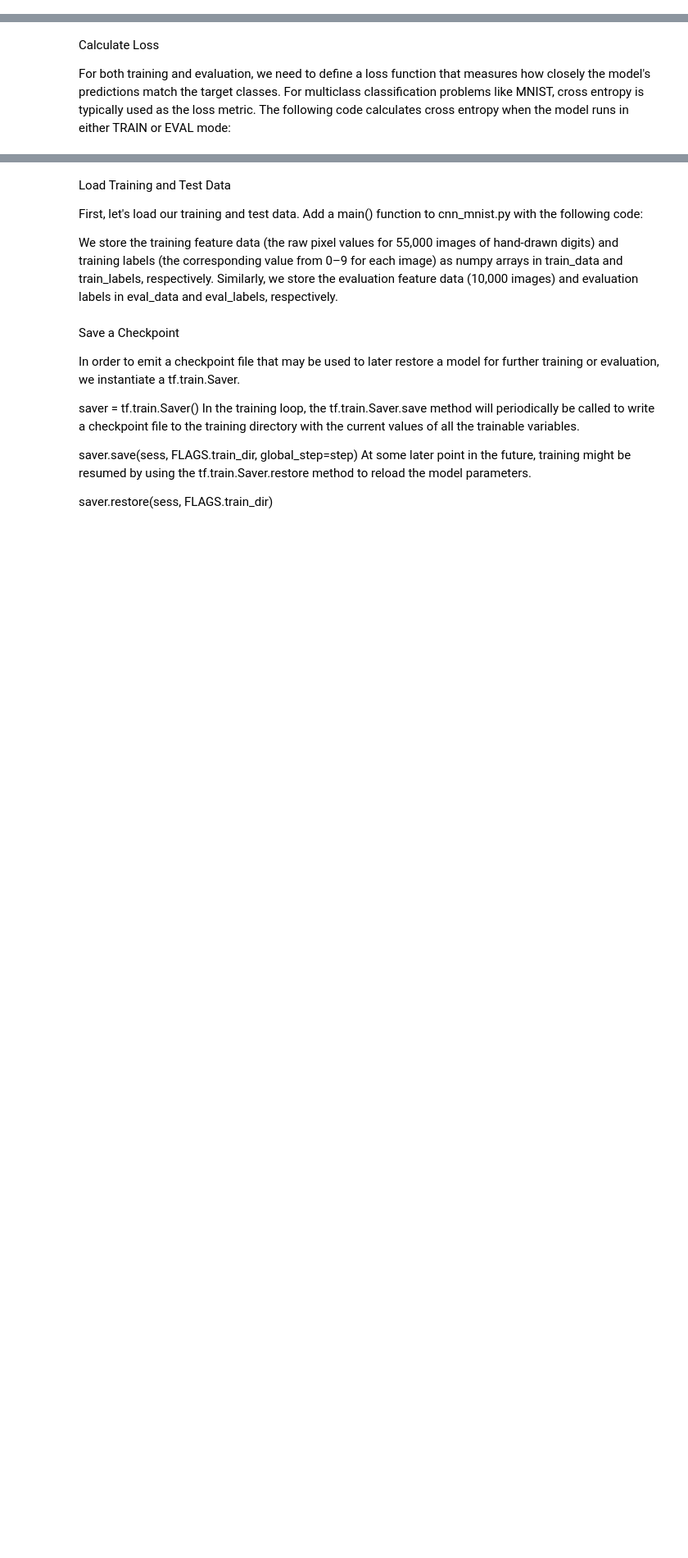
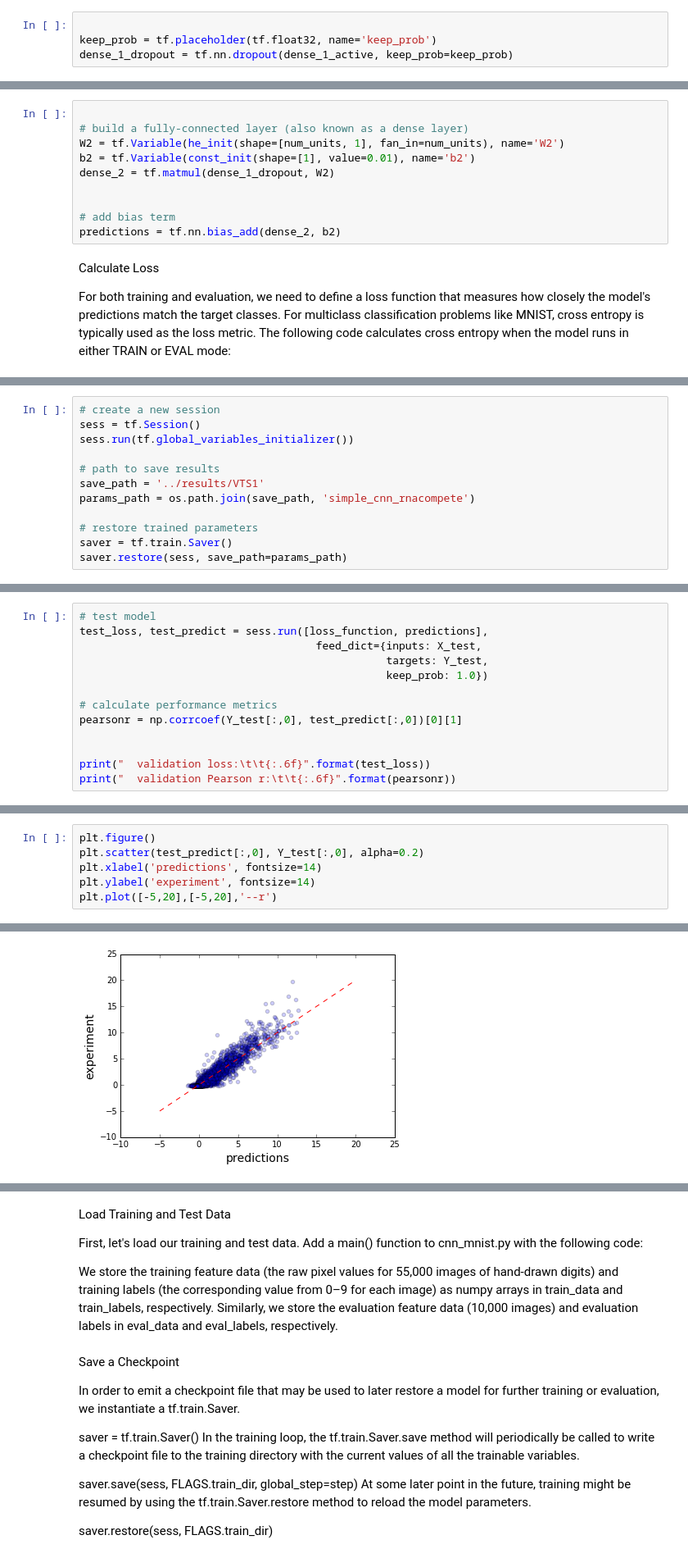
Before and after one commit to p-koo/tensorflow_tutorial_genomics, a Jupyter notebook: tutorials_tensorflow/Notebook_Tensorflow_NN.ipynb, the cells around one changed output, grey strips where cells are left out. Shown: that part at 82% size. Cells and saved outputs as stored; diff of their text form; blank space fills up the shorter version.

```diff
--- a/tutorials_tensorflow/Notebook_Tensorflow_NN.ipynb
+++ b/tutorials_tensorflow/Notebook_Tensorflow_NN.ipynb
@@ -153,3 +176,7 @@ h_fc1_drop = tf.nn.dropout(h_fc1, keep_prob)
+# %%
+
+keep_prob = tf.placeholder(tf.float32, name='keep_prob')
+dense_1_dropout = tf.nn.dropout(dense_1_active, keep_prob=keep_prob)
 # %% [markdown]
 Logits Layer
 
@@ -172,6 +199,16 @@ The input argument specifies the tensor from which to extract maximum values—h
 We can derive probabilities from our logits layer by applying softmax activation using tf.nn.softmax:
 
 tf.nn.softmax(logits, name="softmax_tensor")
+# %%
+
+# build a fully-connected layer (also known as a dense layer)
+W2 = tf.Variable(he_init(shape=[num_units, 1], fan_in=num_units), name='W2')
+b2 = tf.Variable(const_init(shape=[1], value=0.01), name='b2')
+dense_2 = tf.matmul(dense_1_dropout, W2)
+
+
+# add bias term
+predictions = tf.nn.bias_add(dense_2, b2)
 # %% [markdown]
 Calculate Loss
 
@@ -178,0 +354,12 @@ For both training and evaluation, we need to define a loss function that measure
+# %%
+# create a new session
+sess = tf.Session()
+sess.run(tf.global_variables_initializer())
+
+# path to save results
+save_path = '../results/VTS1'
+params_path = os.path.join(save_path, 'simple_cnn_rnacompete')
+
+# restore trained parameters
+saver = tf.train.Saver()
+saver.restore(sess, save_path=params_path)
@@ -178,0 +368,13 @@ For both training and evaluation, we need to define a loss function that measure
+# %%
+# test model
+test_loss, test_predict = sess.run([loss_function, predictions],
+                                     feed_dict={inputs: X_test,
+                                                targets: Y_test,
+                                                keep_prob: 1.0})
+
+# calculate performance metrics
+pearsonr = np.corrcoef(Y_test[:,0], test_predict[:,0])[0][1]
+
+
+print("  validation loss:\t\t{:.6f}".format(test_loss))
+print("  validation Pearson r:\t\t{:.6f}".format(pearsonr))
@@ -178,0 +384,7 @@ For both training and evaluation, we need to define a loss function that measure
+# %%
+plt.figure()
+plt.scatter(test_predict[:,0], Y_test[:,0], alpha=0.2)
+plt.xlabel('predictions', fontsize=14)
+plt.ylabel('experiment', fontsize=14)
+plt.plot([-5,20],[-5,20],'--r')
+# %% [output]
@@ -178,0 +392 @@ For both training and evaluation, we need to define a loss function that measure
+[figure, added]
```
Also changed, not shown: parts of 54 cells of this notebook, 16 other files.
